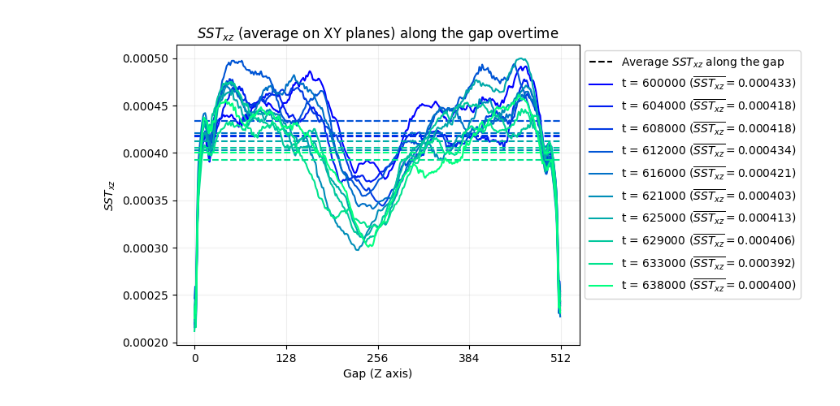
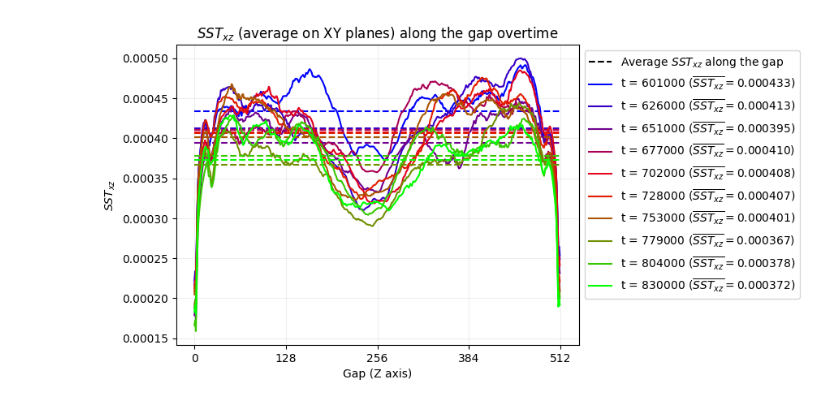
Before and after one commit to mattiamencagli/my-python-plots, a Jupyter notebook: Flow_Matters/SST_statistics.ipynb, the cells around one changed output. Saved outputs shown, nothing was run; the diff lists cells and outputs as text; code cells hidden in the pictures.

```diff
--- a/Flow_Matters/SST_statistics.ipynb
+++ b/Flow_Matters/SST_statistics.ipynb
@@ -4,64 +4,108 @@ cd /home/matti/DATA/Mayonese/staggered_run/SST_statistic/
 scp grouch:/data/storage19/mattia/programming/lbe-direct/src/tests/SCMP_SHEAR_MAYO_STAGGERED/shear_stress_tensor_components_aveXY.dat .
 ./process.sh
 # %%
-# SHEAR STRESS TENSOR TEST
-
 import os
 import numpy as np
-
 import matplotlib.pyplot as plt
 import matplotlib.cm as cm
 import matplotlib.colors as mcolors
 
+import tkinter as tk
+from tkinter import messagebox
+
+save_dir = "/home/matti/Pictures/images_sst_time/"
 
 direc = "/home/matti/DATA/Mayonese/staggered_run/SST_statistic/"
-
 with open(direc+"sst_xx.dat", 'r') as f:
     SSTxx = np.loadtxt(f)
 with open(direc+"sst_xy.dat", 'r') as f:
     SSTxy = np.loadtxt(f)
 with open(direc+"sst_xz.dat", 'r') as f:
     SSTxz = np.loadtxt(f)
 with open(direc+"sst_yy.dat", 'r') as f:
     SSTyy = np.loadtxt(f)
 with open(direc+"sst_yz.dat", 'r') as f:
     SSTyz = np.loadtxt(f)
 with open(direc+"sst_zz.dat", 'r') as f:
     SSTzz = np.loadtxt(f)
 
 #col = ['#1f77b4', '#ff7f0e', '#2ca02c', '#d62728', '#9467bd', '#8c564b', '#e377c2', '#7f7f7f', '#bcbd22', '#17becf']
+num = 10
+col = [cm.brg(i/(num-1)) for i in range(num)]
 
-num = 10
-col = [cm.winter(i/(num-1)) for i in range(num)]
-
+## custom color map
 if 0:
     rgb_colors = [(0,0,1), (0,1,0), (1,0,0)]
     custom_cmap = mcolors.LinearSegmentedColormap.from_list("my_cmap", rgb_colors, N=256)
     gradient = np.linspace(0, 1, 256).reshape(1, 256)
     plt.imshow(gradient, aspect=10, cmap=custom_cmap)
     plt.axis('off')
     plt.title("Custom Colormap Preview")
     plt.show()
     col = [custom_cmap(i/(num-1)) for i in range(num)]
 
+def pplot(SST, comp):
+    off = 601000
+    dt  = 1000
+    N   = len(SST[:,0])
+    pl  = np.linspace(0,N-1,num, dtype=int)
+    T   = np.linspace(off,off+dt*N,N)
+    aveSST = np.average(SST[:,:],axis=1)
+    m,b = np.polyfit(T, aveSST, 1)
 
-off = 600000
-dt  = 1000
-N   = len(SSTyz[:,0])
-pl  = np.linspace(0,N-1,num, dtype=int)
+    plt.figure(1)
+    plt.plot([], [], ' ',linestyle='--', color='black', label=r'Average $SST_{%s}$ along the gap'%comp)
+    i=0
+    for j in pl:
+        plt.plot(SST[j,:], color=col[i], label=r"t = %d ($\overline{SST_{%s}}=%f$)"%(j*dt+off,comp,aveSST[j]))
+        plt.hlines(aveSST[j], 0, 512, color=col[i], linestyle='--')
+        i += 1
+    plt.xlabel("Gap (Z axis)")
+    plt.ylabel(r"$SST_{%s}$"%comp)
+    plt.xticks([0,128,256,128+256,512])
+    plt.title(r"$SST_{%s}$ (average on XY planes) along the gap overtime"%comp)
+    plt.legend(bbox_to_anchor=(1, 1))
+    plt.grid(alpha=0.2)
+    plt.savefig(save_dir+"SST_gap_profiles_in_time.png", bbox_inches='tight', dpi=300, format='png')
 
-plt.figure(1)
-i=0
-plt.plot([], [], ' ',linestyle='--', color='black', label=r'Average $SST_{xz}$ along the gap')
-for j in pl:
-    plt.plot(SSTxz[j,:], color=col[i], label=r"t = %d ($\overline{SST_{xz}}=%f$)"%(j*dt+off,np.average(SSTxz[j,:])))
-    plt.hlines(np.average(SSTxz[j,:]), 0, 512, color=col[i], linestyle='--')
-    i += 1
-plt.xlabel("Gap (Z axis)")
-plt.ylabel(r"$SST_{xz}$")
-plt.xticks([0,128,256,128+256,512])
-plt.title(r"$SST_{xz}$ (average on XY planes) along the gap overtime")
-plt.legend(bbox_to_anchor=(1, 1))
-plt.grid(alpha=0.2)
+    plt.figure(2)
+    plt.plot(T, aveSST, color='black', label=r"$\overline{SST_{%s}}(t)$"%comp)
+    plt.plot(T, m*T+b, color='red', linestyle='--', label='lin fit')
+    plt.xlabel("time")
+    plt.ylabel(r"$\overline{SST_{%s}}$"%comp)
+    plt.title(r"$SST_{%s}$ (average on all domain) overtime"%comp)
+    plt.legend()
+    plt.grid(alpha=0.2)
+    plt.savefig(save_dir+"SST_evolution_in_time.png", bbox_inches='tight', dpi=300, format='png')
+
+## choose which component to plot interactivelly
+if 0:
+    options = {'xx':SSTxx, 'xy':SSTxy, 'xz':SSTxz, 'yy':SSTyy, 'yz':SSTyz, 'zz':SSTzz}
+    # Function to show the selected option in a popup
+    def show_selection():
+        selected_option = selected.get()
+        # messagebox.showinfo("Your Selection", f"You selected: {selected_option}")
+        pplot(options[selected_option],selected_option)
+        root.destroy()  # Close the window
+    # Create main window
+    root = tk.Tk()
+    root.title("Choose an component of the SST")
+    root.geometry("400x300")
+    # Variable to store selected option
+    selected = tk.StringVar(value="None")
+    # Widgets
+    tk.Label(root, text="Please select an option:").pack(pady=10)
+    for i,case in enumerate(options):
+        tk.Radiobutton(root, text=case, variable=selected, value=case).pack(anchor='c')
+    tk.Button(root, text="Submit", command=show_selection).pack(pady=15)
+    # Start the GUI loop
+    root.mainloop()
+
+# pplot(SSTxx,"xx")
+# pplot(SSTxy,"xy")
+pplot(SSTxz,"xz") # <---------------------
+# pplot(SSTyy,"yy")
+# pplot(SSTyz,"yz")
+# pplot(SSTzz,"zz")
 # %% [output]
-[figure, old version]
+[figure, new version]
```
Also changed, not shown: parts of 1 cell of this notebook, 1 other file.
